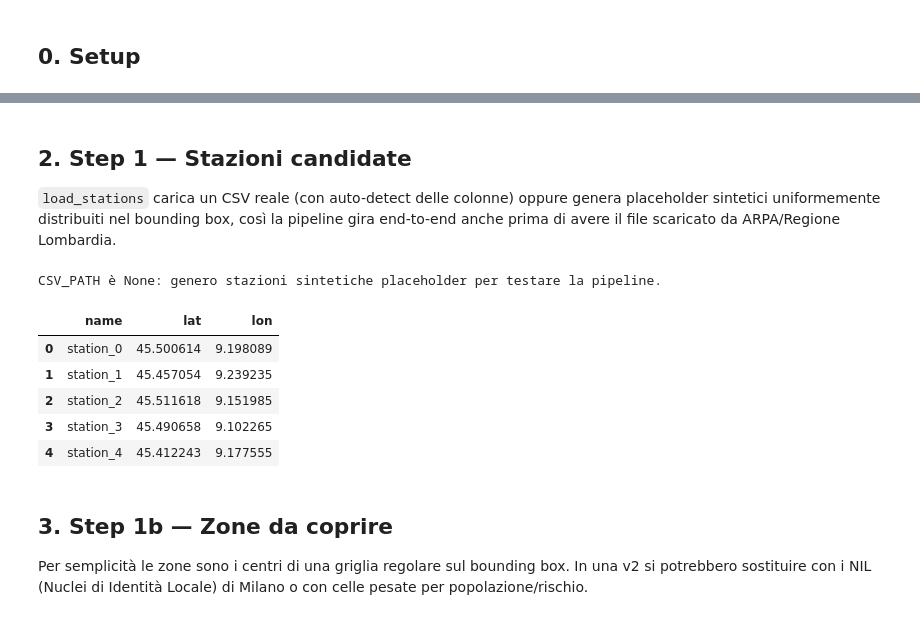
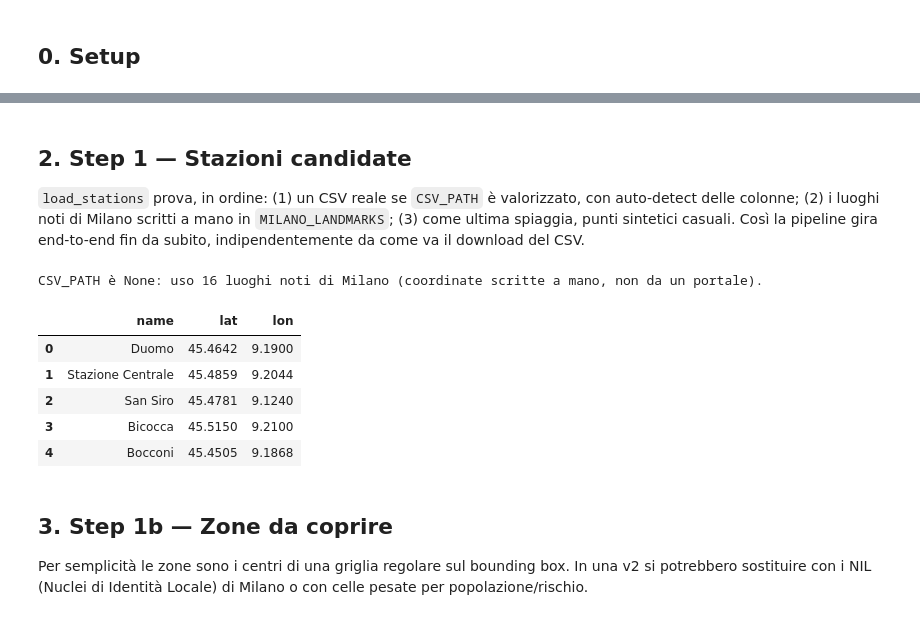
Before and after one commit to DevCisco/QuantumForecast, a Jupyter notebook: quantum_sensor_placement.ipynb, the cells around one changed output, grey strips where cells are left out. Drawn from its saved outputs; the diff is of its cells as text; code cells hidden in the pictures.

```diff
--- a/quantum_sensor_placement.ipynb
+++ b/quantum_sensor_placement.ipynb
@@ -64,11 +97,12 @@ SEED = 42
 # %% [markdown]
 ## 2. Step 1 — Stazioni candidate
 
-`load_stations` carica un CSV reale (con auto-detect delle colonne) oppure genera
-placeholder sintetici uniformemente distribuiti nel bounding box, così la pipeline
-gira end-to-end anche prima di avere il file scaricato da ARPA/Regione Lombardia.
+`load_stations` prova, in ordine: (1) un CSV reale se `CSV_PATH` è valorizzato, con auto-detect
+delle colonne; (2) i luoghi noti di Milano scritti a mano in `MILANO_LANDMARKS`; (3) come ultima
+spiaggia, punti sintetici casuali. Così la pipeline gira end-to-end fin da subito, indipendentemente
+da come va il download del CSV.
 # %%
-def load_stations(csv_path, column_map, bbox, n_synthetic, seed):
+def load_stations(csv_path, column_map, bbox, landmarks, n_synthetic, seed):
     if csv_path is not None:
         import os
         if not os.path.exists(csv_path):
@@ -84,46 +118,50 @@ def load_stations(csv_path, column_map, bbox, n_synthetic, seed):
                     return cols_lower[cand]
             return None
 
-        lat_col = find_col(['lat', 'latitude', 'latitudine', 'y'], 'lat')
-        lon_col = find_col(['lon', 'lng', 'long', 'longitude', 'longitudine', 'x'], 'lon')
+        lat_col = find_col(['lat', 'latitude', 'latitudine', 'y', 'lat_y_4326'], 'lat')
+        lon_col = find_col(['lon', 'lng', 'long', 'longitude', 'longitudine', 'x', 'long_x_4326'], 'lon')
         name_col = find_col(['nome', 'denominazione', 'nomestazione', 'name', 'stazione', 'station'], 'name')
 
         if lat_col is None or lon_col is None:
             raise ValueError(
                 "Non riesco a individuare le colonne lat/lon in automatico.\n"
                 f"Colonne disponibili nel CSV: {list(df.columns)}\n"
                 "Specifica COLUMN_MAP = {'lat': '...', 'lon': '...', 'name': '...'} nella cella di configurazione."
             )
 
         stations = pd.DataFrame({
             'name': df[name_col] if name_col else [f'station_{i}' for i in range(len(df))],
             'lat': df[lat_col].astype(float),
             'lon': df[lon_col].astype(float),
         }).dropna(subset=['lat', 'lon']).reset_index(drop=True)
         print(f"Caricate {len(stations)} stazioni reali da {csv_path}")
         return stations
 
-    print("CSV_PATH è None: genero stazioni sintetiche placeholder per testare la pipeline.")
+    if landmarks:
+        print(f"CSV_PATH è None: uso {len(landmarks)} luoghi noti di Milano (coordinate scritte a mano, non da un portale).")
+        return pd.DataFrame(landmarks)
+
+    print("Nessun CSV né landmark: genero stazioni sintetiche casuali come ultima spiaggia.")
     rng = np.random.default_rng(seed)
     lat_min, lat_max, lon_min, lon_max = bbox
     return pd.DataFrame({
         'name': [f'station_{i}' for i in range(n_synthetic)],
         'lat': rng.uniform(lat_min, lat_max, n_synthetic),
         'lon': rng.uniform(lon_min, lon_max, n_synthetic),
     })
 
 
-stations = load_stations(CSV_PATH, COLUMN_MAP, BBOX, N_STATIONS_SYNTHETIC, SEED)
+stations = load_stations(CSV_PATH, COLUMN_MAP, BBOX, MILANO_LANDMARKS, N_STATIONS_SYNTHETIC, SEED)
 N_STATIONS = len(stations)
 stations.head()
 # %% [output]
-CSV_PATH è None: genero stazioni sintetiche placeholder per testare la pipeline.
+CSV_PATH è None: uso 16 luoghi noti di Milano (coordinate scritte a mano, non da un portale).
 |  | name | lat | lon |
-| 0 | station_0 | 45.500614 | 9.198089 |
-| 1 | station_1 | 45.457054 | 9.239235 |
-| 2 | station_2 | 45.511618 | 9.151985 |
-| 3 | station_3 | 45.490658 | 9.102265 |
-| 4 | station_4 | 45.412243 | 9.177555 |
+| 0 | Duomo | 45.4642 | 9.1900 |
+| 1 | Stazione Centrale | 45.4859 | 9.2044 |
+| 2 | San Siro | 45.4781 | 9.1240 |
+| 3 | Bicocca | 45.5150 | 9.2100 |
+| 4 | Bocconi | 45.4505 | 9.1868 |
 # %% [markdown]
 ## 3. Step 1b — Zone da coprire
 
```
Also changed, not shown: parts of 13 cells of this notebook, 1 other file.
